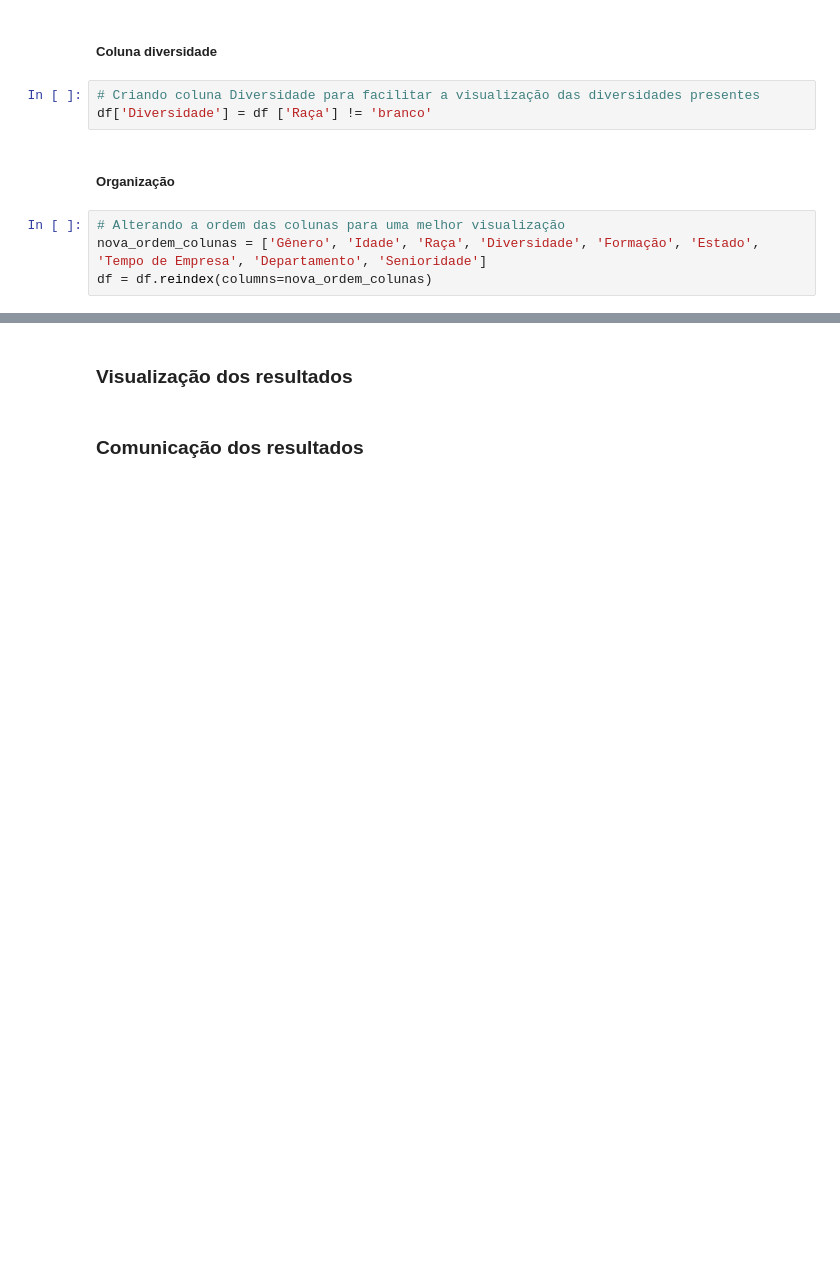
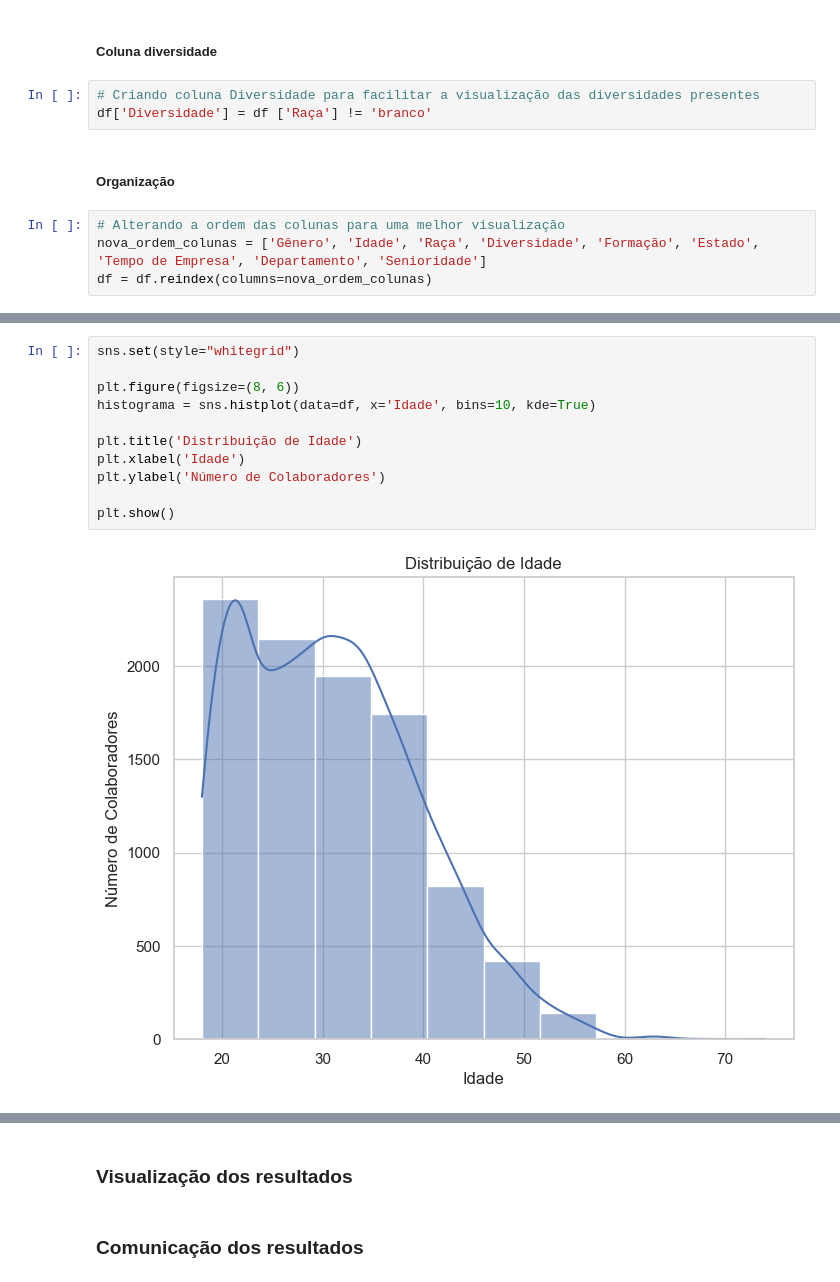
Before and after one commit to tiagotff/Hackathon_AdaHack_2024_Corp_Solutions, a Jupyter notebook: Projeto-AdaHack.ipynb, the cells around one changed output, grey strips where cells are left out. Drawn from its saved outputs; the diff is of its cells as text; blank space fills up the shorter version.

```diff
--- a/Projeto-AdaHack.ipynb
+++ b/Projeto-AdaHack.ipynb
@@ -384,0 +453,13 @@ df.head(10)
+# %%
+sns.set(style="whitegrid")
+
+plt.figure(figsize=(8, 6))
+histograma = sns.histplot(data=df, x='Idade', bins=10, kde=True)
+
+plt.title('Distribuição de Idade')
+plt.xlabel('Idade')
+plt.ylabel('Número de Colaboradores')
+
+plt.show()
+# %% [output]
+[figure, added]
```
Also changed, not shown: parts of 25 cells of this notebook, 1 other file.
